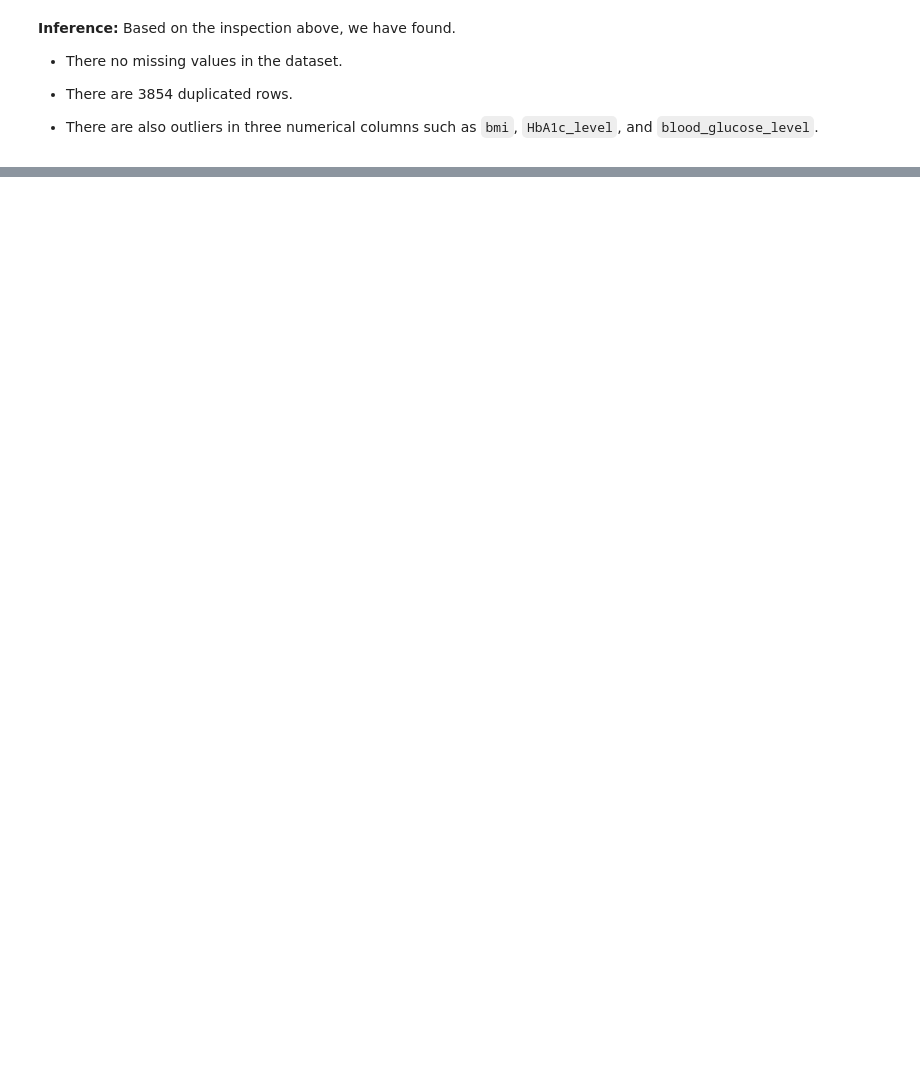
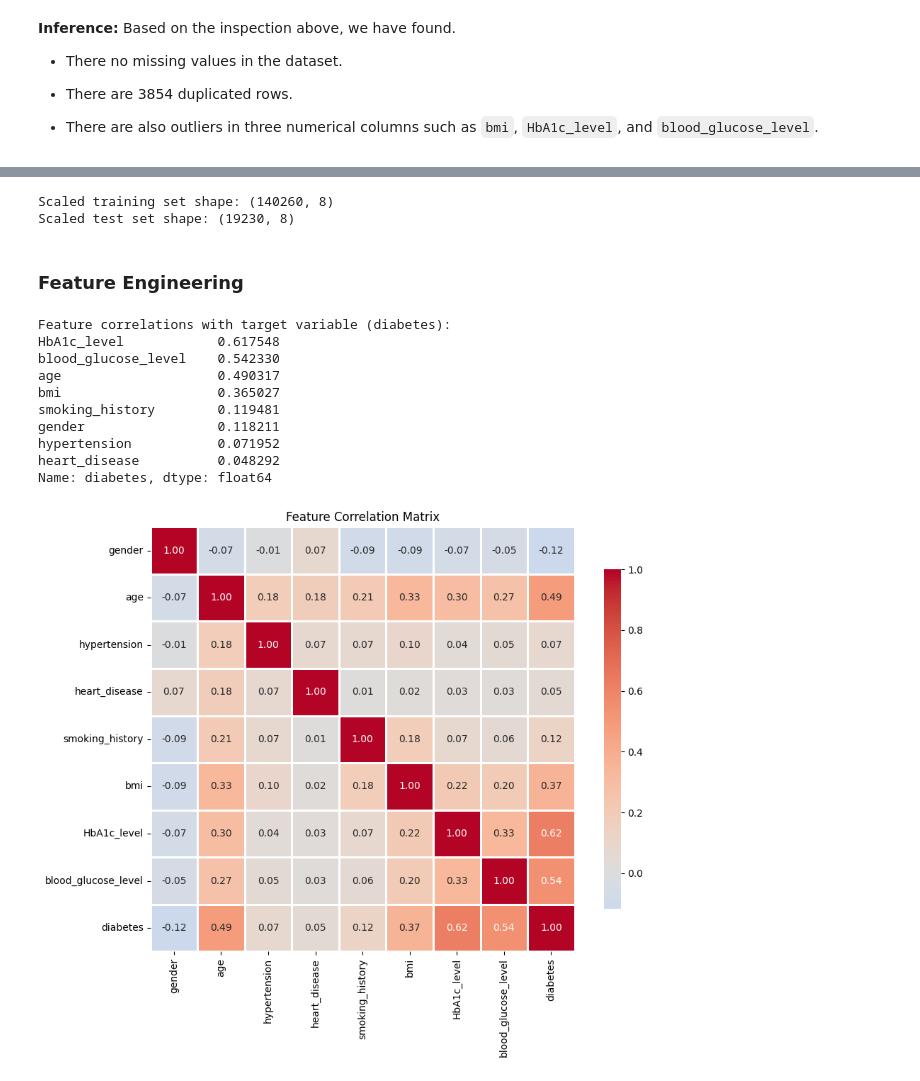
Before and after one commit to vattana198/diabetes-prediction-api-development, a Jupyter notebook: notebooks/diabetes_prediction.ipynb, the cells around one changed output, grey strips where cells are left out. Drawn from its saved outputs; the diff is of its cells as text; code cells hidden in the pictures; blank space fills up the shorter version.

```diff
--- a/notebooks/diabetes_prediction.ipynb
+++ b/notebooks/diabetes_prediction.ipynb
@@ -175,0 +341,13 @@ blood_glucose_level: 2038 outliers
+# %%
+# Step 3: Handle imbalanced data using SMOTE
+print("Before SMOTE:")
+print(f"Training set shape: {X_train.shape}")
+print(f"Target distribution:\n{y_train.value_counts()}")
+
+# Apply SMOTE
+smote = SMOTE(random_state=42)
+X_train_balanced, y_train_balanced = smote.fit_resample(X_train, y_train)
+
+print("\nAfter SMOTE:")
+print(f"Training set shape: {X_train_balanced.shape}")
+print(f"Target distribution:\n{pd.Series(y_train_balanced).value_counts()}")
@@ -175,0 +370,47 @@ blood_glucose_level: 2038 outliers
+# %%
+# Step 4: Scale the features
+scaler = StandardScaler()
+X_train_scaled = scaler.fit_transform(X_train_balanced)
+X_test_scaled = scaler.transform(X_test)
+
+print(f"Scaled training set shape: {X_train_scaled.shape}")
+print(f"Scaled test set shape: {X_test_scaled.shape}")
+# %% [output]
+Scaled training set shape: (140260, 8)
+Scaled test set shape: (19230, 8)
+# %% [markdown]
+### **Feature Engineering**
+# %%
+# Create a dataframe with scaled features for correlation analysis
+feature_names = X_encoded.columns.tolist()
+df_scaled = pd.DataFrame(X_train_scaled, columns=feature_names)
+df_scaled['diabetes'] = y_train_balanced
+
+# Calculate correlation matrix
+correlation_matrix = df_scaled.corr()
+
+# Get correlations with target variable
+target_correlations = correlation_matrix['diabetes'].drop('diabetes').abs().sort_values(ascending=False)
+
+print("Feature correlations with target variable (diabetes):")
+print(target_correlations)
+
+# Visualize correlation matrix
+plt.figure(figsize=(10, 8))
+sns.heatmap(correlation_matrix, annot=True, fmt='.2f', cmap='coolwarm', center=0,
+            square=True, linewidths=1, cbar_kws={"shrink": 0.8})
+plt.title('Feature Correlation Matrix')
+plt.tight_layout()
+plt.show()
+# %% [output]
+Feature correlations with target variable (diabetes):
+HbA1c_level            0.617548
+blood_glucose_level    0.542330
+age                    0.490317
+bmi                    0.365027
+smoking_history        0.119481
+gender                 0.118211
+hypertension           0.071952
+heart_disease          0.048292
+Name: diabetes, dtype: float64
+[figure, added]
```
Also changed, not shown: parts of 27 cells of this notebook, 14 other files.
